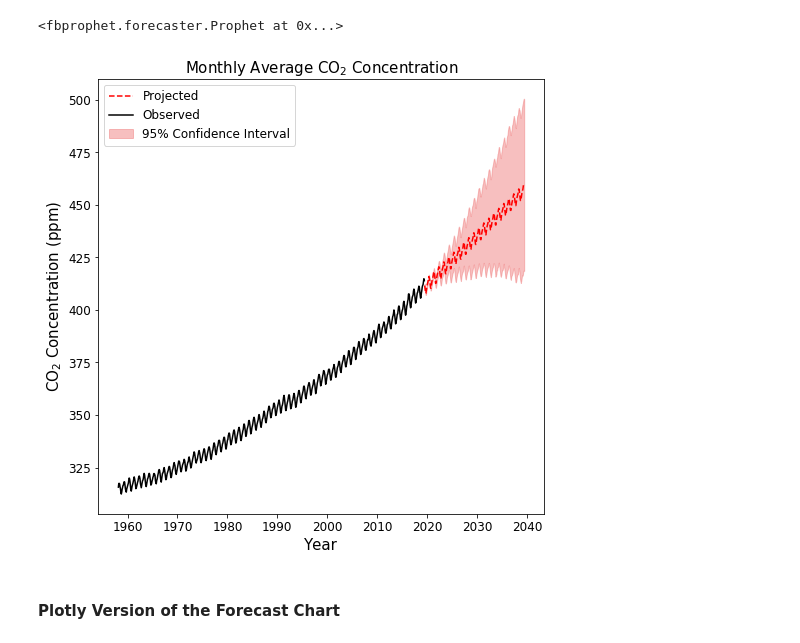
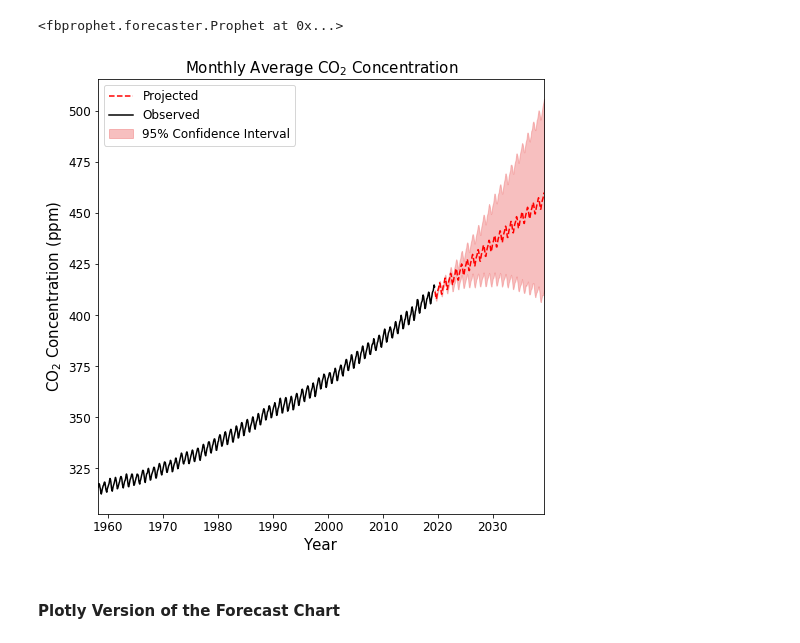
Before and after one commit to vrif/portfolio, a Jupyter notebook: Notebooks/Time Series - Keeling Curve.ipynb, the cells around one changed output. Cells and saved outputs as stored; diff of their text form; code cells hidden in the pictures.

Commit message:
Tweaked charts

```diff
--- a/Notebooks/Time Series - Keeling Curve.ipynb
+++ b/Notebooks/Time Series - Keeling Curve.ipynb
@@ -94,27 +94,28 @@ keeling_fcst = keeling_model.predict(future_dates)
 # %%
 #Font Settings
 font_size_title = 20
 font_size_label = 15
 font_size_tick = 12
 
 #Grabbing the first index
 first_idx = df_prophet.shape[0]
 
 plt.figure(figsize=(8,8))
 
 plt.fill_between(keeling_fcst['ds'][first_idx:], keeling_fcst['yhat_lower'][first_idx:],
                  keeling_fcst['yhat_upper'][first_idx:], color='lightcoral', alpha = 0.5)
 plt.plot(keeling_fcst['ds'][first_idx:], keeling_fcst['yhat'][first_idx:], color='red', linestyle ='dashed')
 plt.plot(df_prophet['ds'].astype('datetime64'), df_prophet['y'], 'k-')
 plt.xlabel('Year', fontsize=font_size_label)
 plt.ylabel('CO$_2$ Concentration (ppm)', fontsize=font_size_label)
 plt.title('Monthly Average CO$_2$ Concentration', fontsize=font_size_label);
 plt.xticks(fontsize=font_size_tick)
 plt.yticks(fontsize=font_size_tick)
+plt.xlim(df_prophet['ds'].head(1), keeling_fcst['ds'].tail(1))
 plt.legend(['Projected', 'Observed', '95% Confidence Interval'], loc='upper left', fontsize=12)
 plt.show();
 # %% [output]
-[figure, old version]
+[figure, new version]
 # %% [markdown]
 #### Plotly Version of the Forecast Chart
 # %% [markdown]
```
Also changed, not shown: parts of 1 cell of this notebook.
